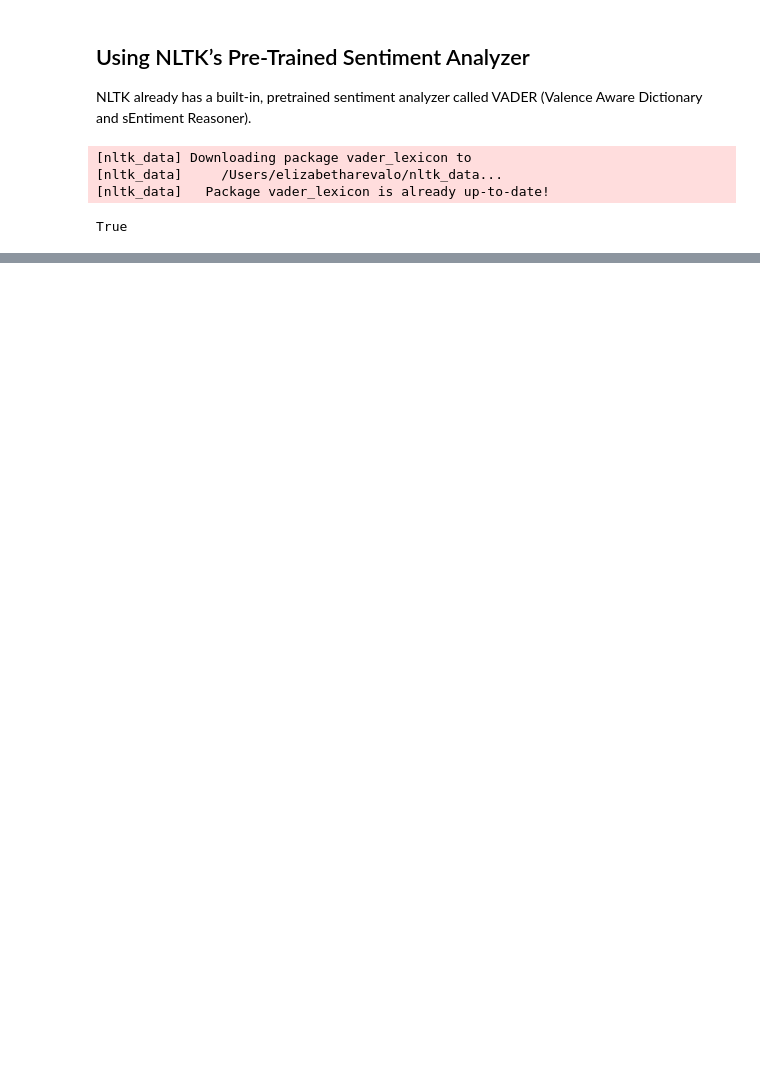
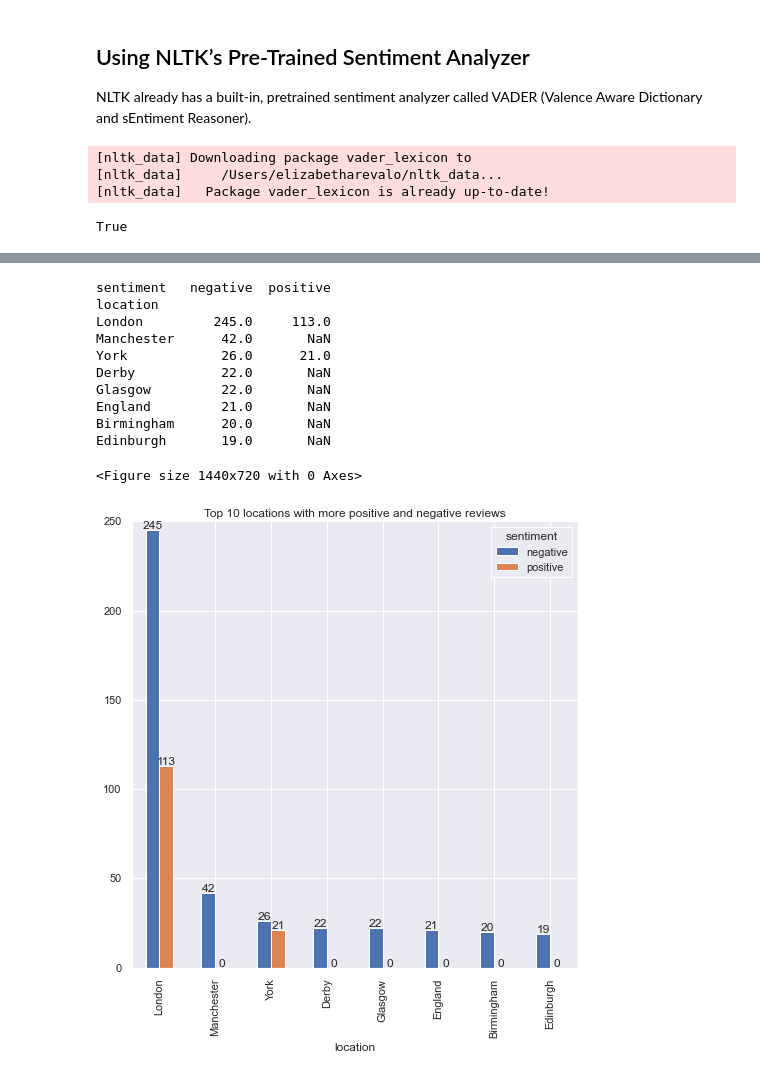
Before and after one commit to KarolinaMikiciuk/bt_group_project, a Jupyter notebook: nltk_sentiment_analysis.ipynb, the cells around one changed output, grey strips where cells are left out. Drawn from its saved outputs; the diff is of its cells as text; code cells hidden in the pictures; blank space fills up the shorter version.

```diff
--- a/nltk_sentiment_analysis.ipynb
+++ b/nltk_sentiment_analysis.ipynb
@@ -247,0 +288,32 @@ sns.countplot(y='sentiment',
+# %%
+locations_without_unknown = data[data['location'] != 'Unknown']
+
+top_10_locations_with_reviews_per_sentiment = locations_without_unknown.groupby(["sentiment", "location"])["location"].count().nlargest(10)
+
+top_10 = top_10_locations_with_reviews_per_sentiment.unstack().T
+
+
+print(top_10)
+
+plt.figure(figsize = (20,10))
+
+ax = top_10.plot(kind='bar')
+ax.set_title('Top 10 locations with more positive and negative reviews')
+
+for container in ax.containers:
+    ax.bar_label(container)
+
+plt.show()
+# %% [output]
+sentiment   negative  positive
+location
+London         245.0     113.0
+Manchester      42.0       NaN
+York            26.0      21.0
+Derby           22.0       NaN
+Glasgow         22.0       NaN
+England         21.0       NaN
+Birmingham      20.0       NaN
+Edinburgh       19.0       NaN
+<Figure size 1440x720 with 0 Axes>
+[figure, added]
```
Also changed, not shown: parts of 25 cells of this notebook, 2 other files.
